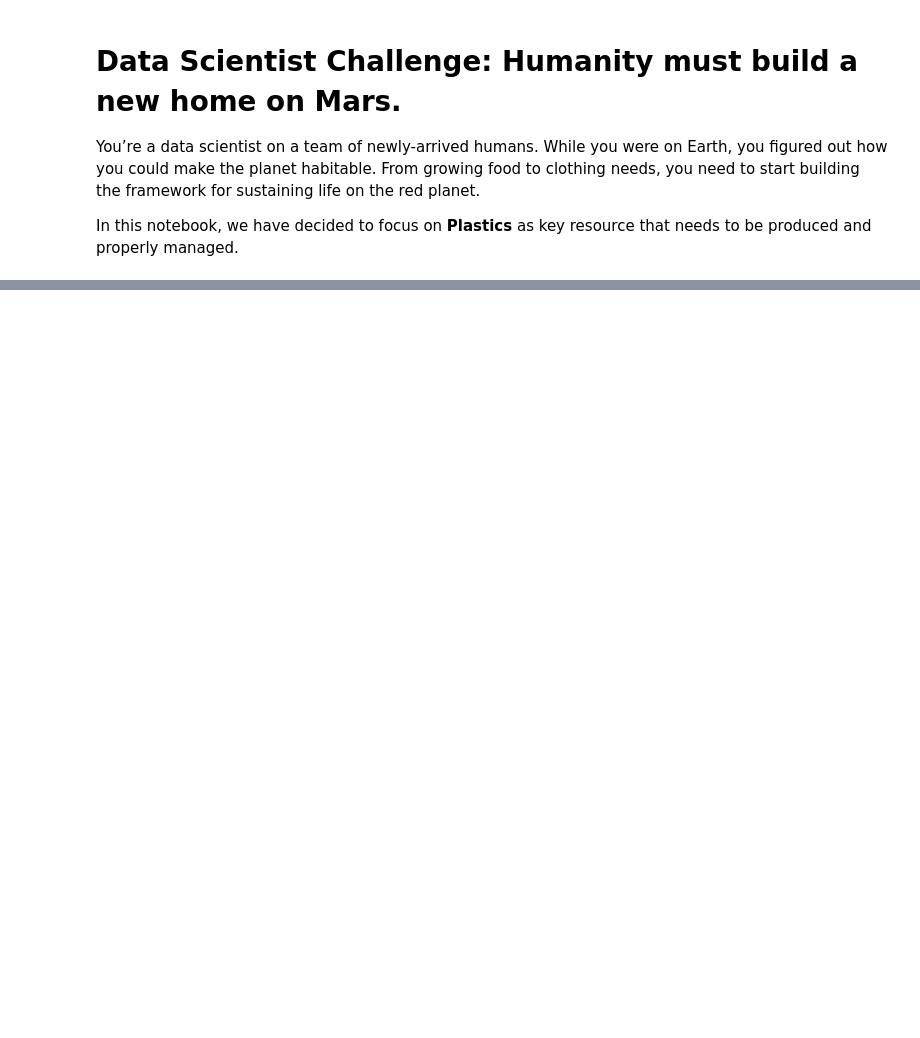
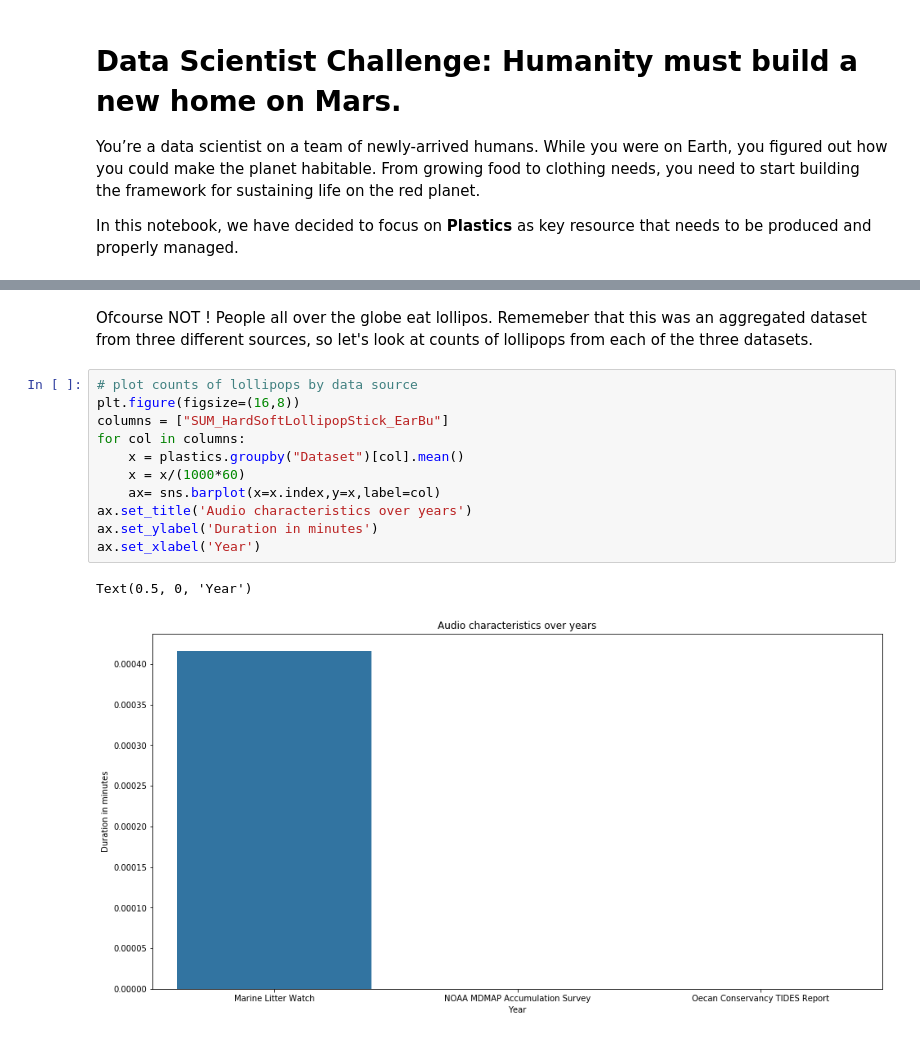
Before and after one commit to callysto/hackathon, a Jupyter notebook: SustainabilityOnMars/ChallengeExamples/plastic-example.ipynb, the cells around one changed output, grey strips where cells are left out. Cells and saved outputs as stored; diff of their text form; blank space fills up the shorter version.

```diff
--- a/SustainabilityOnMars/ChallengeExamples/plastic-example.ipynb
+++ b/SustainabilityOnMars/ChallengeExamples/plastic-example.ipynb
@@ -173,0 +231,17 @@ In this example you have seen how data can give us insights into questions and s
+# %% [markdown]
+Ofcourse NOT ! People all over the globe eat lollipos.
+Rememeber that this was an aggregated dataset from three different sources, so let's look at counts of lollipops from each of the three datasets.
+# %%
+# plot counts of lollipops by data source
+plt.figure(figsize=(16,8))
+columns = ["SUM_HardSoftLollipopStick_EarBu"]
+for col in columns:
+    x = plastics.groupby("Dataset")[col].mean()
+    x = x/(1000*60)
+    ax= sns.barplot(x=x.index,y=x,label=col)
+ax.set_title('Audio characteristics over years')
+ax.set_ylabel('Duration in minutes')
+ax.set_xlabel('Year')
+# %% [output]
+Text(0.5, 0, 'Year')
+[figure, added]
```
Also changed, not shown: parts of 52 cells of this notebook.
